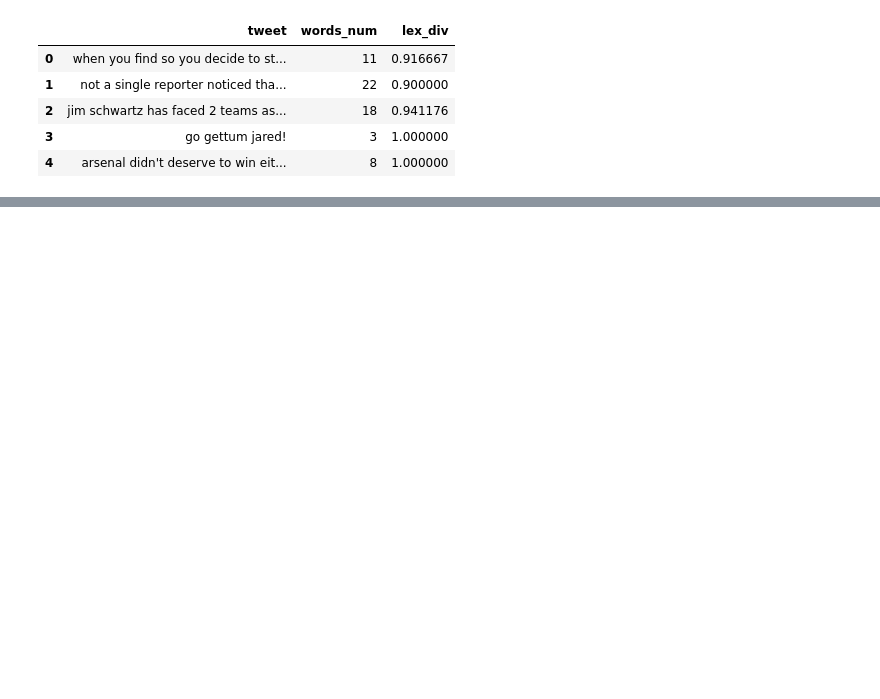
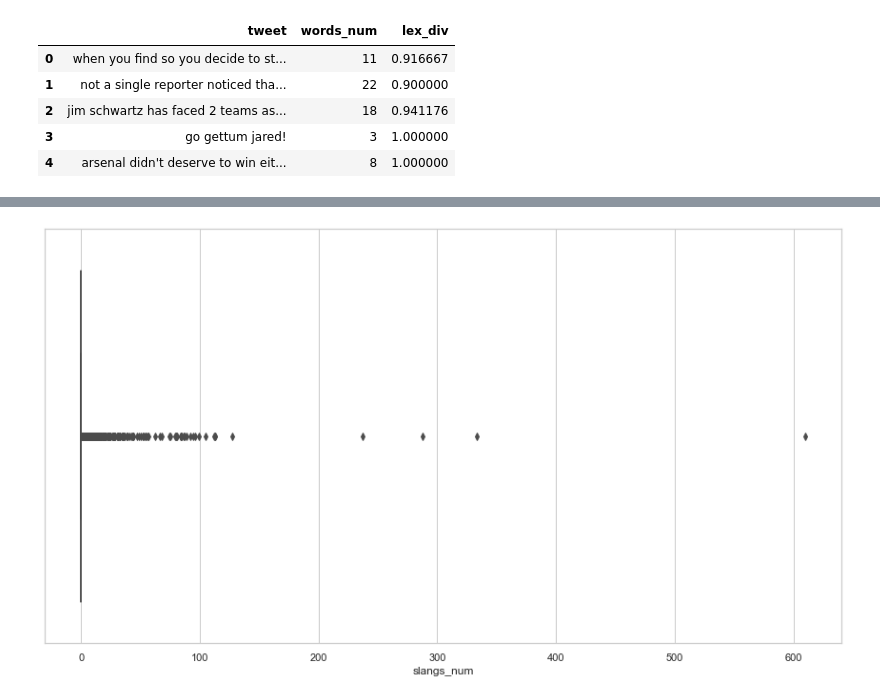
Before and after one commit to nopynospy/parl-ai, a Jupyter notebook: capstone_notebook.ipynb, the cells around one changed output, grey strips where cells are left out. Cells and saved outputs as stored; diff of their text form; code cells hidden in the pictures; blank space fills up the shorter version.

```diff
--- a/capstone_notebook.ipynb
+++ b/capstone_notebook.ipynb
@@ -245,0 +427,4 @@ be right back lol, I I don't know so bye bye
+# %%
+box_plot(wtc_df["slangs_num"])
+# %% [output]
+[figure, added]
```
Also changed, not shown: parts of 69 cells of this notebook, 8 other files.
